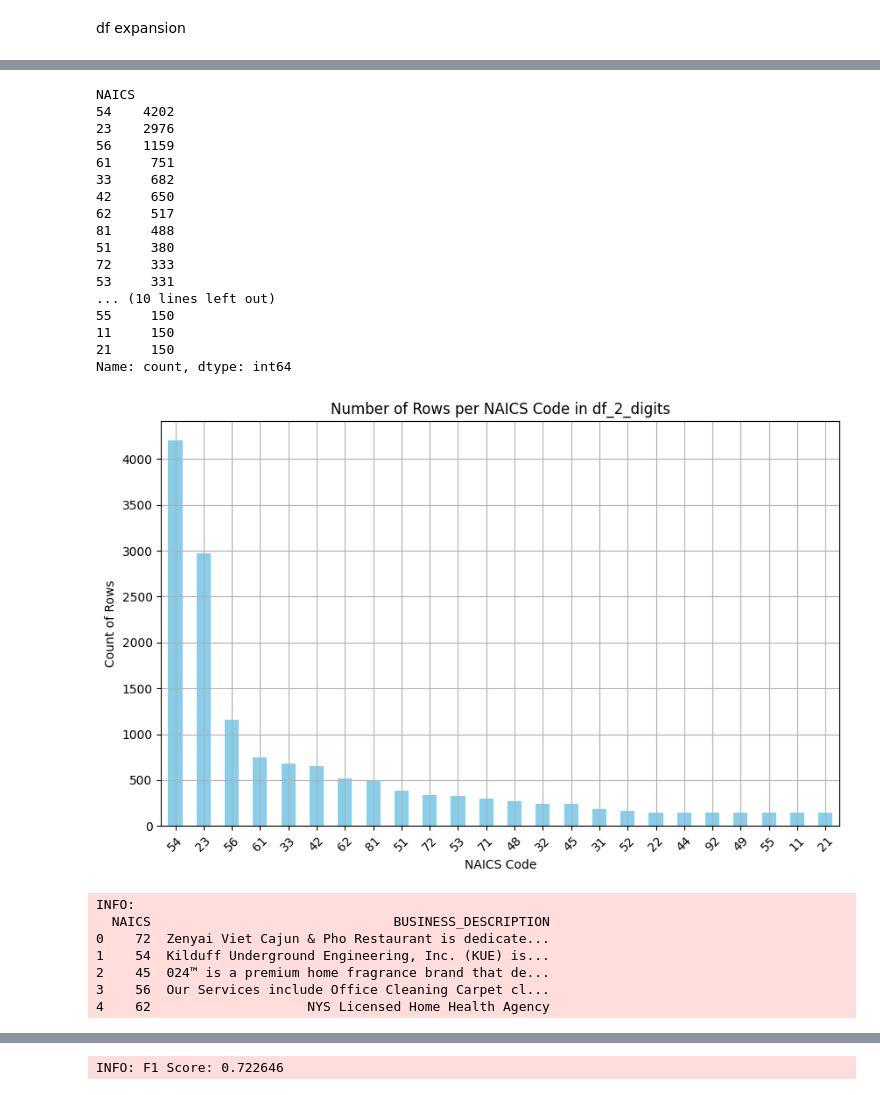
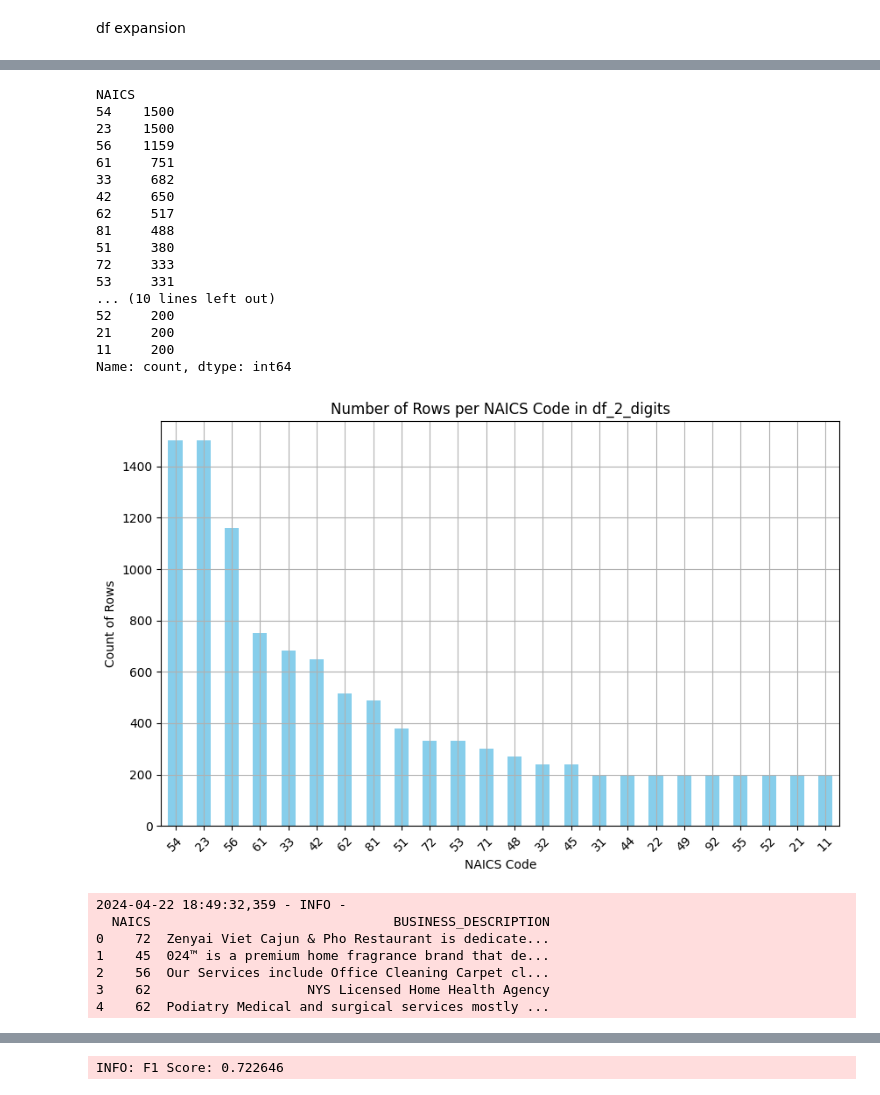
Before and after one commit to Zrive/zrive-ds-1q24-industry-classification, a Jupyter notebook: notebooks/classification_playground.ipynb, the cells around one changed output, grey strips where cells are left out. Cells and saved outputs as stored; diff of their text form; code cells hidden in the pictures.

```diff
--- a/notebooks/classification_playground.ipynb
+++ b/notebooks/classification_playground.ipynb
@@ -234,12 +211,12 @@ class NAICSRebalancer:
     def rebalance_df_naics(self, df: pd.DataFrame) -> pd.DataFrame:
         df_2_digits, dataset_train_2_digits, dataset_final_val_2_digits = truncate_naics_and_prepare_data(df, 'NAICS', 2)
         naics_counts = df_2_digits['NAICS'].value_counts()
-        underrepresented_naics = naics_counts[naics_counts < 150].index
-        overrepresented_naics = naics_counts[naics_counts > 16500].index
+        underrepresented_naics = naics_counts[naics_counts < 200].index
+        overrepresented_naics = naics_counts[naics_counts > 1500].index
         new_rows = []
 
         for naics_code in underrepresented_naics:
-            needed_rows = 150 - naics_counts[naics_code]
+            needed_rows = 200 - naics_counts[naics_code]
             original_rows = df_2_digits[df_2_digits['NAICS'] == naics_code]
             while needed_rows > 0:
                 for _, row in original_rows.iterrows():
@@ -320,28 +297,28 @@ INFO: Number of rows after EDA: 14916
 NAICS
-54    4202
-23    2976
+54    1500
+23    1500
 56    1159
 61     751
 33     682
 42     650
 62     517
 81     488
 51     380
 72     333
 53     331
 ... (10 lines left out)
-55     150
-11     150
-21     150
+52     200
+21     200
+11     200
 Name: count, dtype: int64
-[figure, old version]
+[figure, new version]
-INFO:
+2024-04-22 18:49:32,359 - INFO -
   NAICS                               BUSINESS_DESCRIPTION
 0    72  Zenyai Viet Cajun & Pho Restaurant is dedicate...
-1    54  Kilduff Underground Engineering, Inc. (KUE) is...
-2    45  024™ is a premium home fragrance brand that de...
-3    56  Our Services include Office Cleaning Carpet cl...
-4    62                    NYS Licensed Home Health Agency
+1    45  024™ is a premium home fragrance brand that de...
+2    56  Our Services include Office Cleaning Carpet cl...
+3    62                    NYS Licensed Home Health Agency
+4    62  Podiatry Medical and surgical services mostly ...
 # %%
 import torch
 import numpy as np
```
Also changed, not shown: parts of 7 cells of this notebook.
